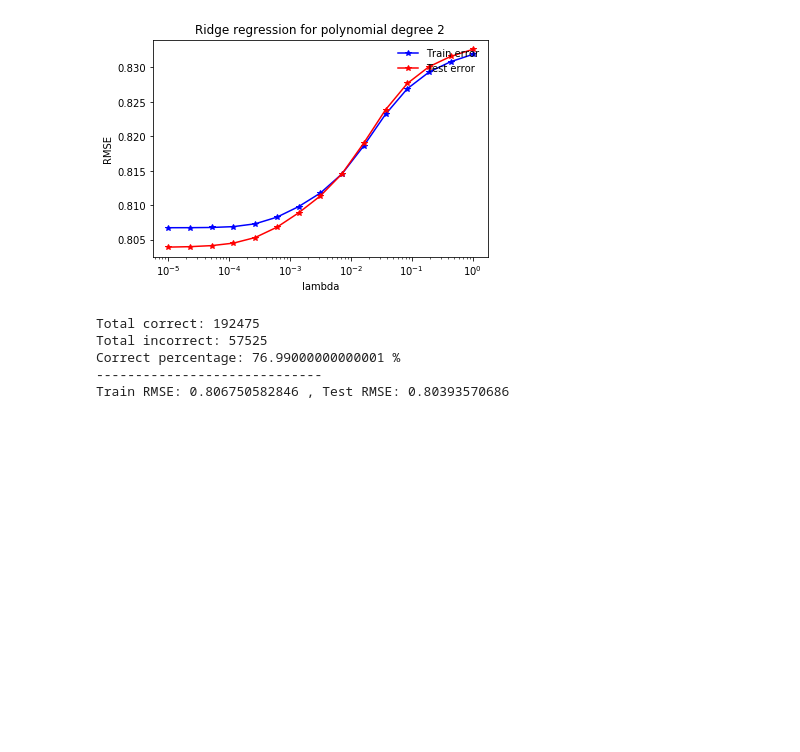
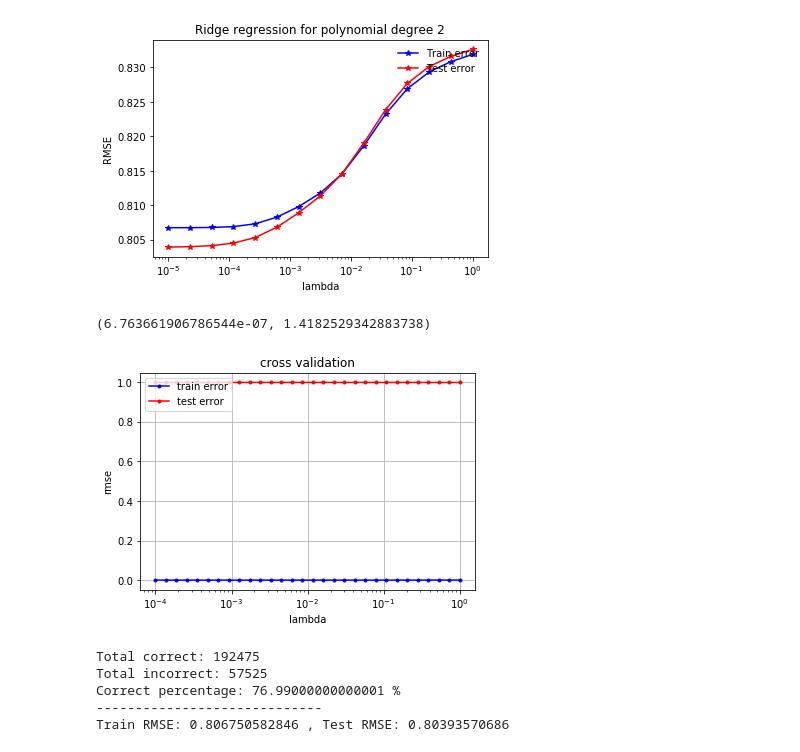
Before and after one commit to roman-bachmann/ML-GroupProject1, a Jupyter notebook: data-analysis/first-simple-model.ipynb, the cells around one changed output. Drawn from its saved outputs; the diff is of its cells as text; code cells hidden in the pictures; blank space fills up the shorter version.

Commit message:
First draft for cross validation - too small train error and too big test error

```diff
--- a/data-analysis/first-simple-model.ipynb
+++ b/data-analysis/first-simple-model.ipynb
@@ -334,0 +376,12 @@ lambda=1.000000000, Training RMSE=0.832, Testing RMSE=0.833
+# %%
+"""Help function"""
+def split_cross_data(y, x, k_indices, k):
+    k_test = k-1
+    test_ind = k_indices[k_test]
+    tr_ind = np.delete(k_indices, k_test, axis=0)
+    tr_ind = np.array(tr_ind).flatten()
+    x_te = x[test_ind]
+    y_te = y[test_ind]
+    x_tr = x[tr_ind]
+    y_tr = y[tr_ind]
+    return x_tr, y_tr, x_te, y_te
@@ -335,3 +448,48 @@ lambda=1.000000000, Training RMSE=0.832, Testing RMSE=0.833
+# %%
+seed = 1
+degree = 7
+k_fold = 4
+lambdas = np.logspace(-4, 0, 30)
+lambda_ = -3
+k_indices = build_k_indices(y, k_fold, seed)
+cross_validation(yb, x_poly, k_fold, lambda_, k_indices, degree)
+# %% [output]
+(6.763661906786544e-07, 1.4182529342883738)
+# %%
+#from plots import cross_validation_visualization
+
+def cross_validation_demo():
+    seed = 1
+    degree = 7
+    k_fold = 4
+    lambdas = np.logspace(-4, 0, 30)
+    lambda_ = 0.8
+    # split data in k fold
+    k_indices = build_k_indices(y, k_fold, seed)
+    # define lists to store the loss of training data and test data
+
+    rmse_tr = []
+    rmse_te = []
+
+    for ind, lambda_ in enumerate(lambdas):
+        # ***************************************************
+        # INSERT YOUR CODE HERE
+        # ridge regression with a given lambda
+        # ***************************************************
+        loss_tr, loss_te = cross_validation(yb, input_data, k_fold, lambda_, k_indices, degree)
+
+        rmse_tr.append(loss_tr)
+        rmse_te.append(loss_te)
+
+    # ***************************************************
+    # INSERT YOUR CODE HERE
+    # cross validation: TODO
+    # ***************************************************
+    cross_validation_visualization(lambdas, rmse_tr, rmse_te)
+
+cross_validation_demo()
+# %% [output]
+[figure, added]
 # %%
 # Fill in best lambda from above and get weights
 weights, rmse = ridge_regression(y_train, x_train, lambda_=0.00001)
```
Also changed, not shown: parts of 8 cells of this notebook.
